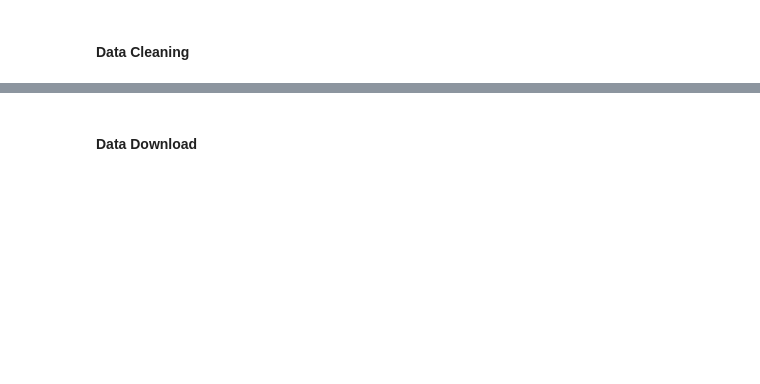
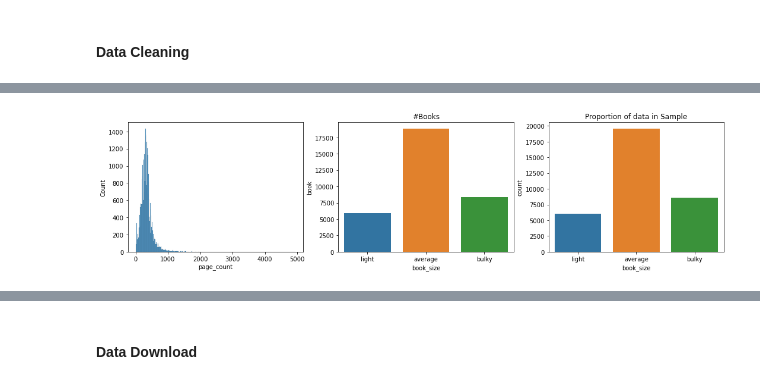
Before and after one commit to ECorpron/Goodreads-Analysis, a Jupyter notebook: 03 Source Codes/03 master_data_processing.ipynb, the cells around one changed output, grey strips where cells are left out. Cells and saved outputs as stored; diff of their text form; code cells hidden in the pictures; blank space fills up the shorter version.

```diff
--- a/03 Source Codes/03 master_data_processing.ipynb
+++ b/03 Source Codes/03 master_data_processing.ipynb
@@ -105 +170,28 @@ data_1['book_size'] = data_1['page_count'].apply(func = lambda x: classify_book_
+# %%
+#3. Book Size
+
+def classify_book_size(x):
+    if x < 200:
+        return 'light'
+    elif x >= 200 and x <= 400:
+        return 'average'
+    else:
+        return 'bulky'
+
+data['book_size'] = data['page_count'].apply(func = lambda x: classify_book_size(x))
+
+fig, ax = plt.subplots(nrows = 1, ncols = 3, figsize = (18,4))
+
+sns.histplot(data = data, x = 'page_count', ax = ax[0])
+
+size = data[['book','book_size']].drop_duplicates().groupby(by = 'book_size').agg({'book':'count'}).reset_index()
+sns.barplot(x = 'book_size', y = 'book', data = size, order = ['light', 'average', 'bulky'], ax =  ax[1])
+ax[1].set_title('#Books')
+
+sns.countplot(data = data, x = 'book_size', order = ['light', 'average', 'bulky'], ax = ax[2])
+ax[2].set_title('Proportion of data in Sample')
+
+plt.show()
+# %% [output]
+[figure, added]
 # %%
```
Also changed, not shown: parts of 22 cells of this notebook, 4 other files.
